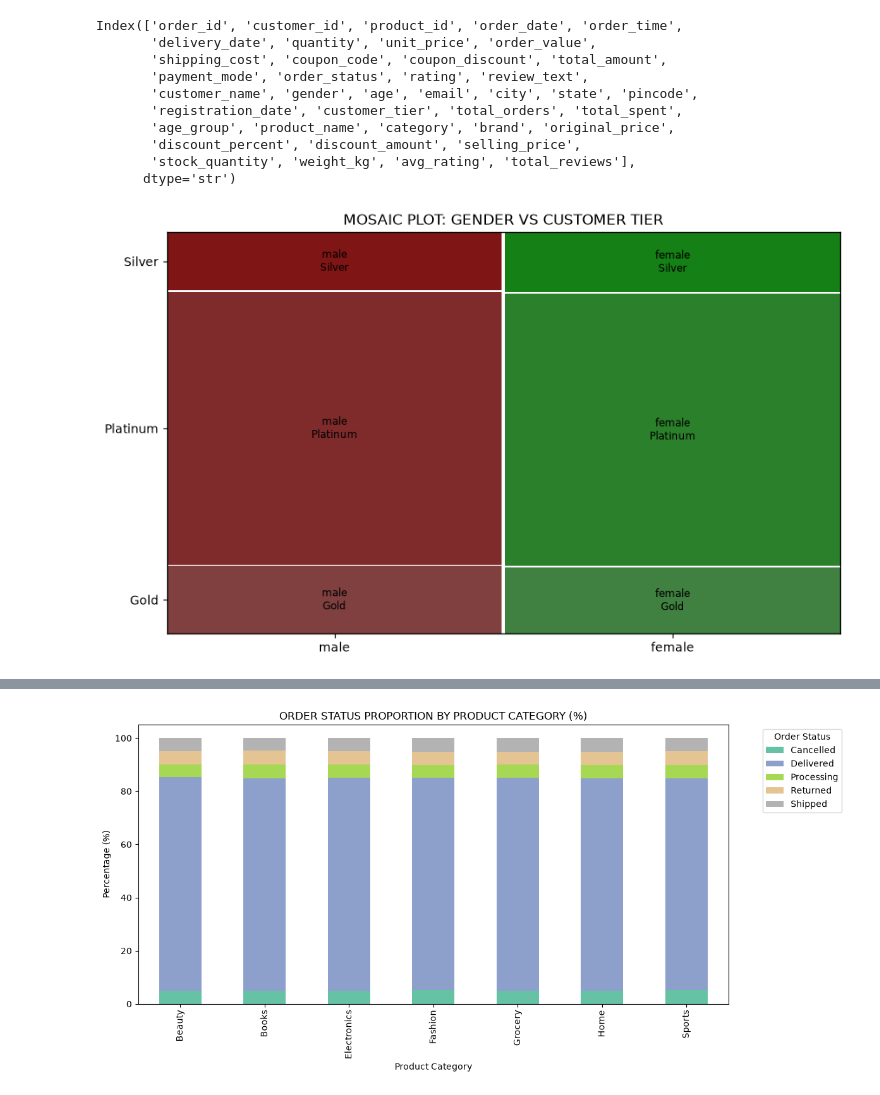
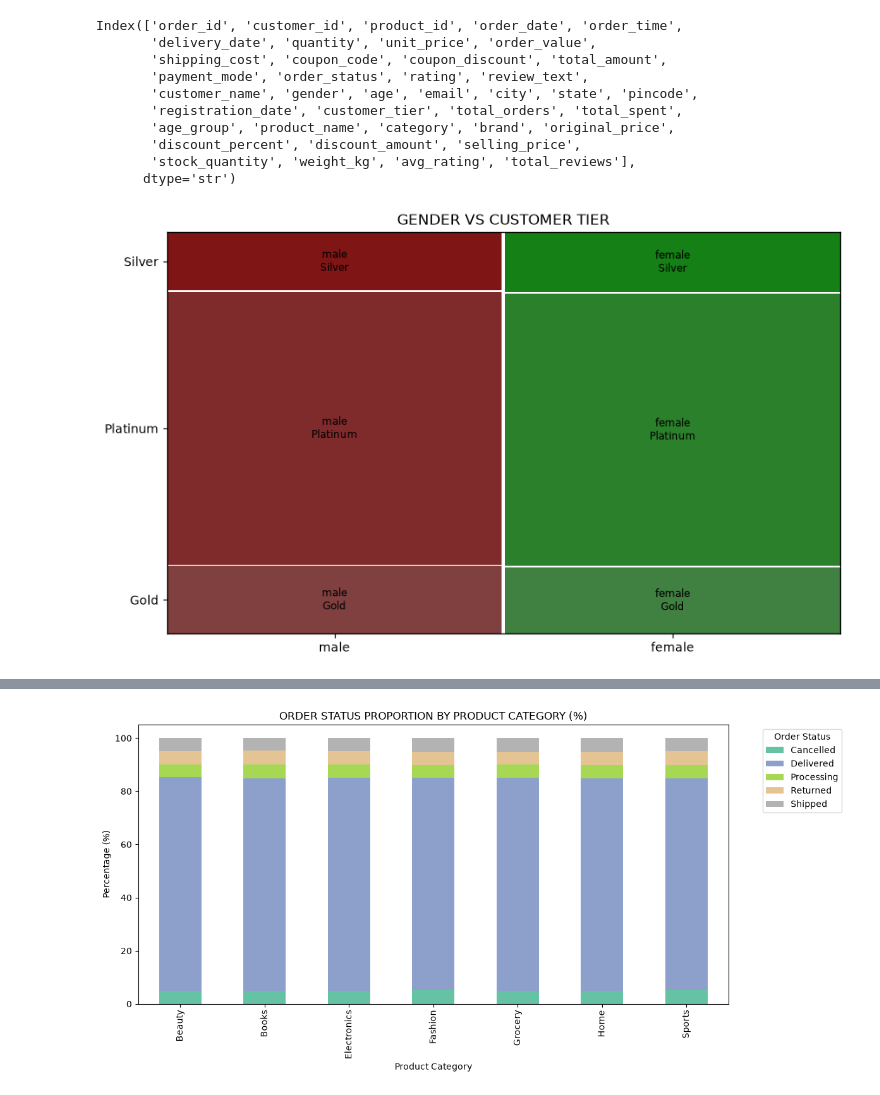
Before and after one commit to hegdetejas01/e-Commerce-DataAnalysis, a Jupyter notebook: ecommerce.ipynb, the cells around one changed output, grey strips where cells are left out. Saved outputs shown, nothing was run; the diff lists cells and outputs as text; code cells hidden in the pictures.

```diff
--- a/ecommerce.ipynb
+++ b/ecommerce.ipynb
@@ -949,7 +949,7 @@ Index(['order_id', 'customer_id', 'product_id', 'order_date', 'order_time',
       dtype='str')
 # %%
 plt.rcParams['figure.figsize'] = (10, 6)
-mosaic(customers, ['gender', 'customer_tier'], title='MOSAIC PLOT: GENDER VS CUSTOMER TIER')
+mosaic(customers, ['gender', 'customer_tier'], title='GENDER VS CUSTOMER TIER')
 plt.show()
 # %% [output]
-[figure, old version]
+[figure, new version]
```
Also changed, not shown: parts of 42 cells of this notebook.
